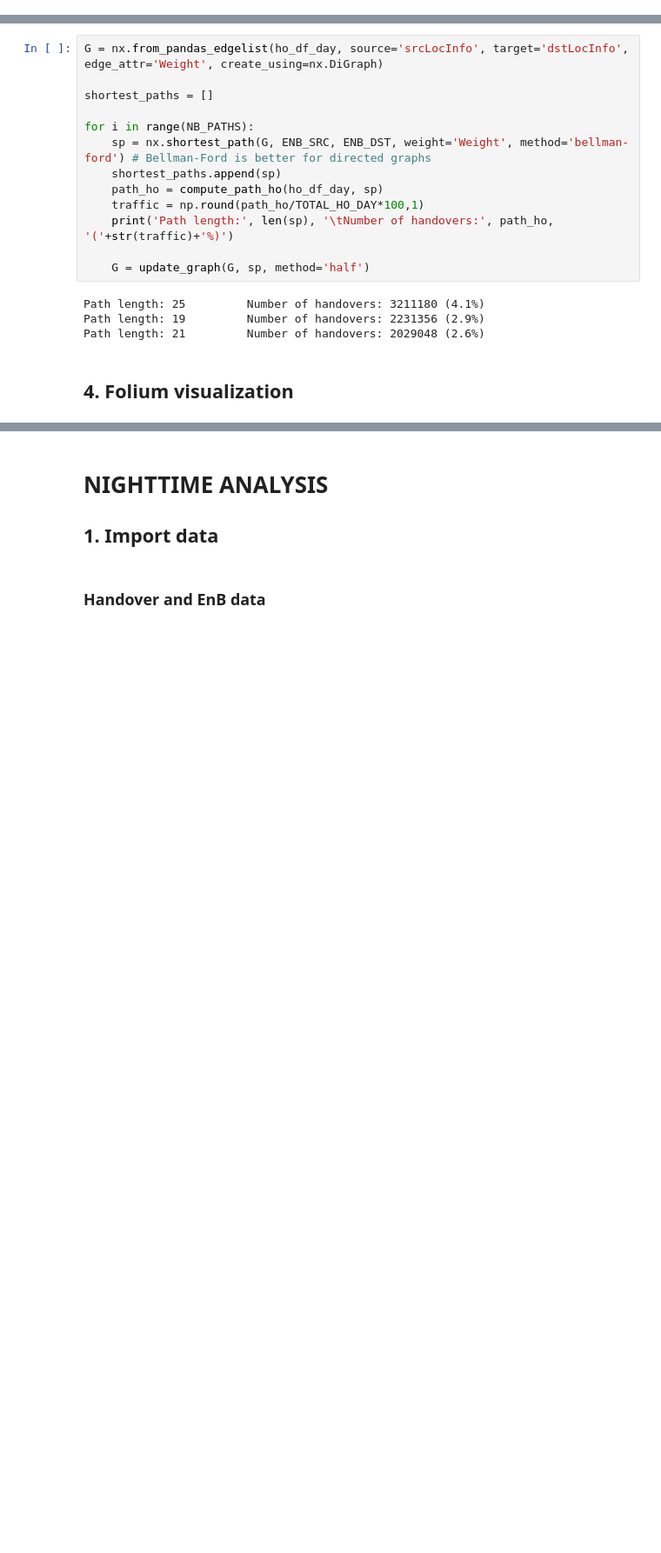
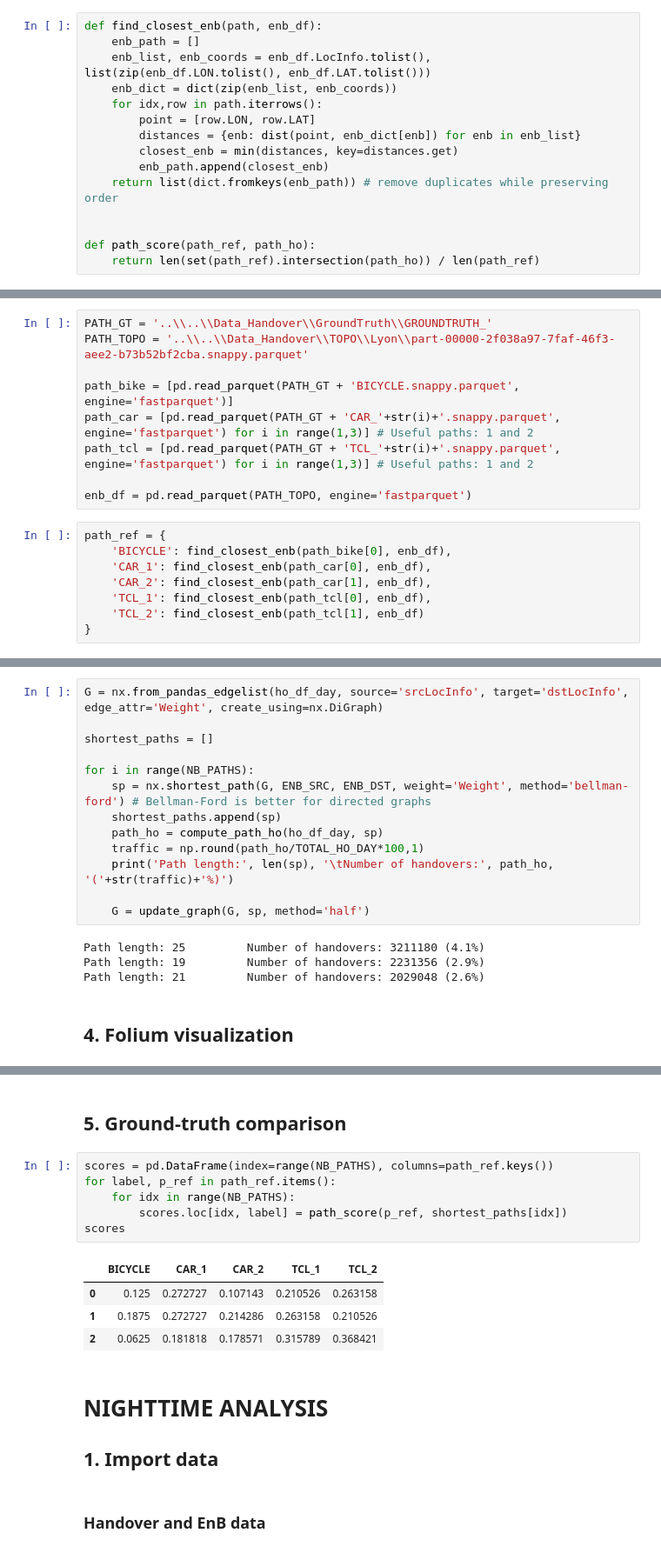
Before and after one commit to eakopyan/Popular-paths, a Jupyter notebook: HOProcess_v2/graph_analysis_day-night.ipynb, the cells around one changed output, grey strips where cells are left out. Shown: that part at 87% size. Saved outputs shown, nothing was run; the diff lists cells and outputs as text; blank space fills up the shorter version.

Commit message:
Results on GT comparison

```diff
--- a/HOProcess_v2/graph_analysis_day-night.ipynb
+++ b/HOProcess_v2/graph_analysis_day-night.ipynb
@@ -257,6 +257,21 @@ def add_voronoi_path(map, enb_data, cells_data, name='Cells path', color='green'
                         fill=True,
                     ))
     map.add_child(fg)
+# %%
+def find_closest_enb(path, enb_df):
+    enb_path = []
+    enb_list, enb_coords = enb_df.LocInfo.tolist(), list(zip(enb_df.LON.tolist(), enb_df.LAT.tolist()))
+    enb_dict = dict(zip(enb_list, enb_coords))
+    for idx,row in path.iterrows():
+        point = [row.LON, row.LAT]
+        distances = {enb: dist(point, enb_dict[enb]) for enb in enb_list}
+        closest_enb = min(distances, key=distances.get)
+        enb_path.append(closest_enb)
+    return list(dict.fromkeys(enb_path)) # remove duplicates while preserving order
+
+
+def path_score(path_ref, path_ho):
+    return len(set(path_ref).intersection(path_ho)) / len(path_ref)
 # %% [markdown]
 # GLOBAL VARIABLES
 # %%
@@ -269,3 +286,20 @@ NB_PATHS = 3
+# %%
+PATH_GT = '..\\..\\Data_Handover\\GroundTruth\\GROUNDTRUTH_'
+PATH_TOPO = '..\\..\\Data_Handover\\TOPO\\Lyon\\part-00000-2f038a97-7faf-46f3-aee2-b73b52bf2cba.snappy.parquet'
+
+path_bike = [pd.read_parquet(PATH_GT + 'BICYCLE.snappy.parquet', engine='fastparquet')]
+path_car = [pd.read_parquet(PATH_GT + 'CAR_'+str(i)+'.snappy.parquet', engine='fastparquet') for i in range(1,3)] # Useful paths: 1 and 2
+path_tcl = [pd.read_parquet(PATH_GT + 'TCL_'+str(i)+'.snappy.parquet', engine='fastparquet') for i in range(1,3)] # Useful paths: 1 and 2
+
+enb_df = pd.read_parquet(PATH_TOPO, engine='fastparquet')
+# %%
+path_ref = {
+    'BICYCLE': find_closest_enb(path_bike[0], enb_df),
+    'CAR_1': find_closest_enb(path_car[0], enb_df),
+    'CAR_2': find_closest_enb(path_car[1], enb_df),
+    'TCL_1': find_closest_enb(path_tcl[0], enb_df),
+    'TCL_2': find_closest_enb(path_tcl[1], enb_df)
+}
 # %% [markdown]
 # DAYTIME ANALYSIS
 ## 1. Import data
@@ -406,6 +426,19 @@ Adding Path layer Path 1
 Adding Path layer Path 2
 Closing lyon_shortest_paths_daytime.html map.
 [interactive output not drawn]
+# %% [markdown]
+## 5. Ground-truth comparison
+# %%
+scores = pd.DataFrame(index=range(NB_PATHS), columns=path_ref.keys())
+for label, p_ref in path_ref.items():
+    for idx in range(NB_PATHS):
+        scores.loc[idx, label] = path_score(p_ref, shortest_paths[idx])
+scores
+# %% [output]
+|  | BICYCLE | CAR_1 | CAR_2 | TCL_1 | TCL_2 |
+| 0 | 0.125 | 0.272727 | 0.107143 | 0.210526 | 0.263158 |
+| 1 | 0.1875 | 0.272727 | 0.214286 | 0.263158 | 0.210526 |
+| 2 | 0.0625 | 0.181818 | 0.178571 | 0.315789 | 0.368421 |
 # %% [markdown]
 # NIGHTTIME ANALYSIS
 ## 1. Import data
```
Also changed, not shown: parts of 9 cells of this notebook, 1 other file.
